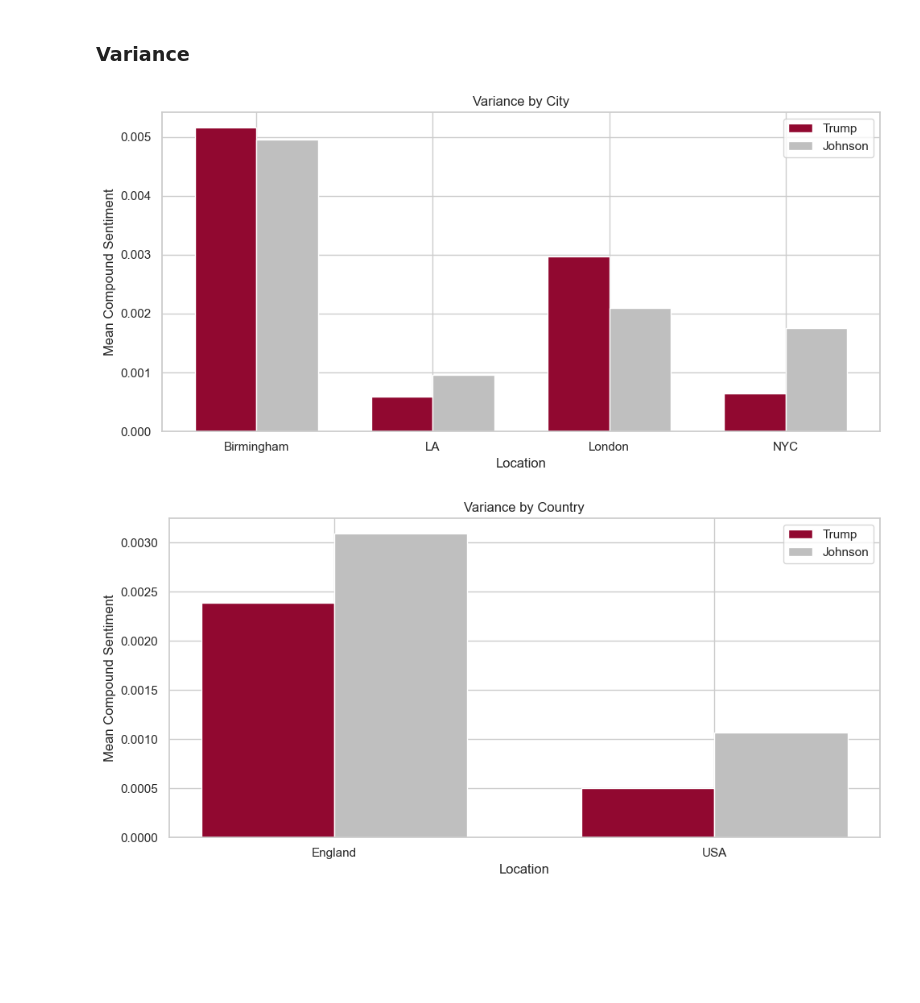
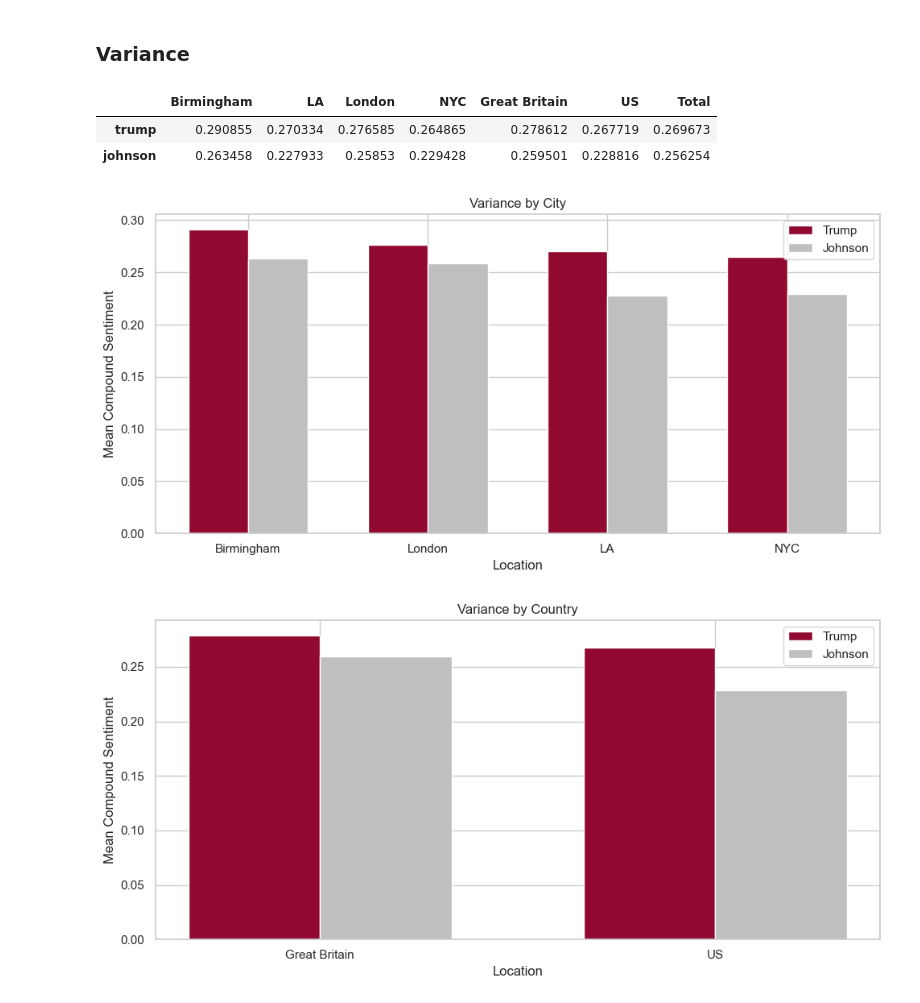
Before and after one commit to lgiesen/twitter-sentiment-analysis-politicians, a Jupyter notebook: data-overview.ipynb, the cells around one changed output. Drawn from its saved outputs; the diff is of its cells as text; code cells hidden in the pictures; blank space fills up the shorter version.

Commit message:
:bug: fix variance

```diff
--- a/data-overview.ipynb
+++ b/data-overview.ipynb
@@ -16,12 +17,3 @@ mean_compound
 | trump | 0.000941 | -0.061045 | 0.026475 | -0.049612 | 0.022986 | -0.05551 | -0.046108 |
 | johnson | 0.039323 | 0.186258 | 0.019903 | 0.160315 | 0.023505 | 0.173843 | 0.059622 |
 | All | 0.239253 | 0.156903 | 0.228856 | 0.143292 | 0.230849 | 0.150487 | 0.176390 |
-# %%
-total_count = pd.DataFrame(index=['Total Count'], columns=(cities + countries + ['Total']))
-for city in cities:
-    total_count.at['Total Count', city] = int(load_mean_count(f'{city}_mean_count', 'total_count'))
-
-total_count.at['Total Count', countries[0]] = int(total_count['Birmingham'] + total_count['London'])
-total_count.at['Total Count', countries[1]] = int(total_count['LA'] + total_count['NYC'])
-total_count.at['Total Count', 'Total'] = int(total_count[countries[0]] + total_count[countries[1]])
-total_count
@@ -110,7 +112,28 @@ country_variances = pd.DataFrame({
+# %%
+variance_path = f'results/variance'
+if os.path.exists(total_count_path):
+    mean_compound = pd.read_pickle(total_count_path)
+else:
+    variance = pd.DataFrame(index=presidents, columns=cities  + countries+ ['Total'])
+    for president in presidents:
+        for location in cities + countries:
+            location_data = pd.read_pickle(f'{data_path}{president}-{location}.pkl')
+            variance.at[president, location] = get_variance(location_data['Compound'])
+
+        president_data = pd.read_pickle(f'{data_path}{president}.pkl')
+        variance.at[president, 'Total'] = get_variance(president_data['Compound'])
+
+    export_data(total_count, variance_path)
+
+variance
+# %% [output]
+|  | Birmingham | LA | London | NYC | Great Britain | US | Total |
+| trump | 0.290855 | 0.270334 | 0.276585 | 0.264865 | 0.278612 | 0.267719 | 0.269673 |
+| johnson | 0.263458 | 0.227933 | 0.25853 | 0.229428 | 0.259501 | 0.228816 | 0.256254 |
 # %%
-plot_mean_compound(city_variances.T, filename="Variance by City")
+plot_mean_compound(variance[['Birmingham', 'London', 'LA', 'NYC']], filename="Variance by City")
 
-plot_mean_compound(country_variances.T, filename="Variance by Country")
+plot_mean_compound(variance[['Great Britain', 'US']], filename="Variance by Country")
 # %% [output]
-[figure, old version]
+[figure, new version]
-[figure, old version]
+[figure, new version]
```
Also changed, not shown: parts of 7 cells of this notebook, 7 other files.
